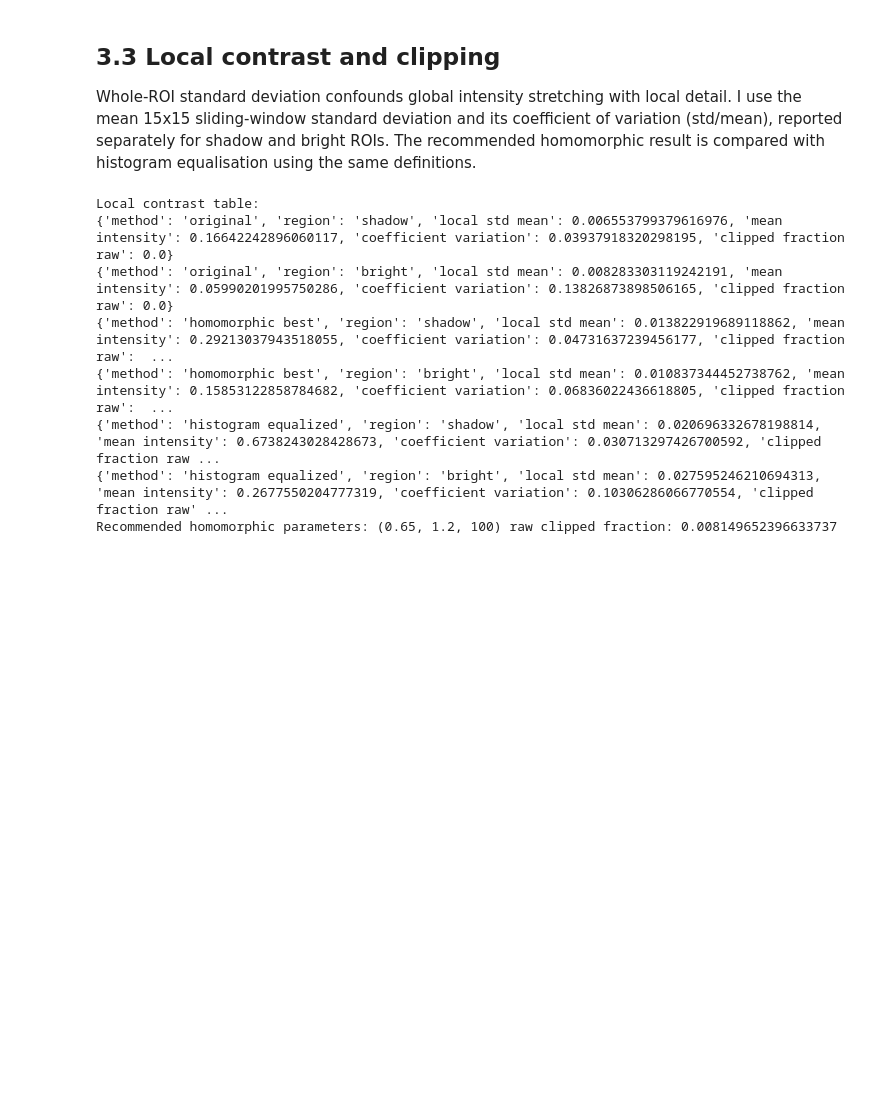
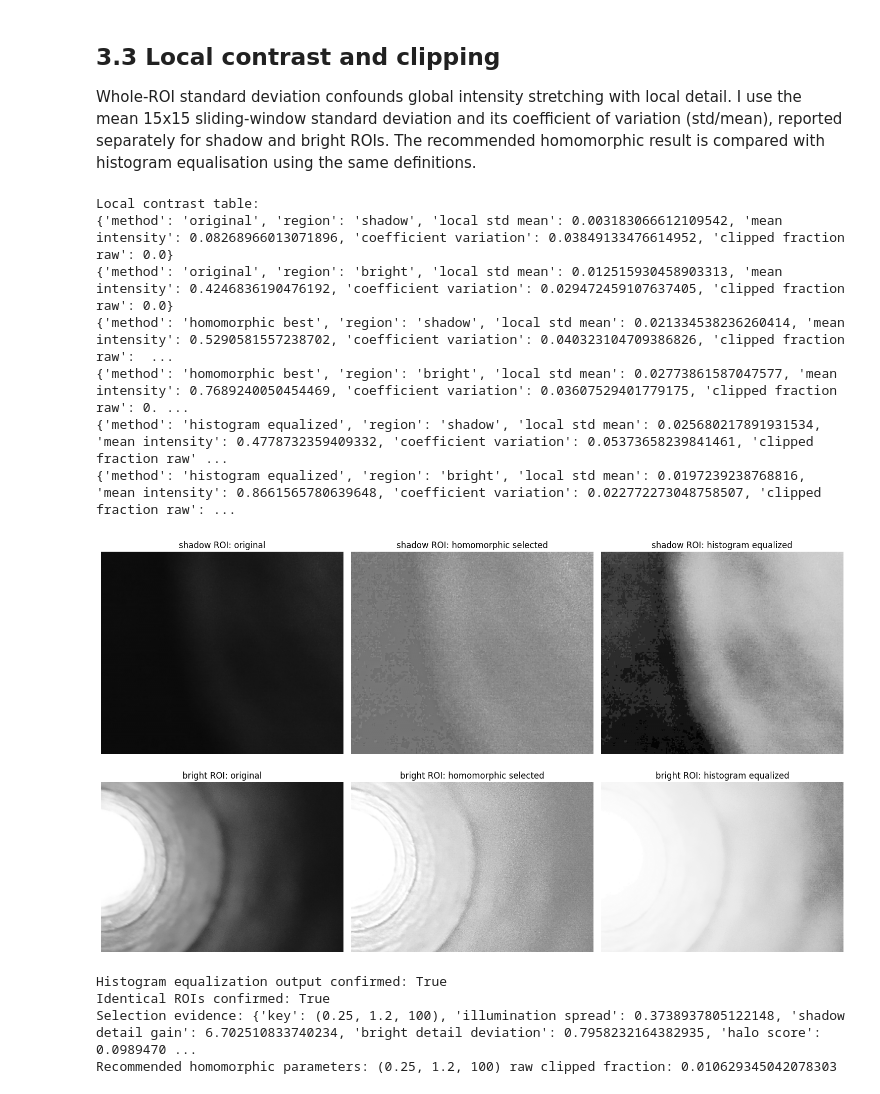
Before and after one commit to Hyperterror/DIP-2, a Jupyter notebook: DIP_A2_Question_3.ipynb, the cells around one changed output. Saved outputs shown, nothing was run; the diff lists cells and outputs as text; code cells hidden in the pictures; blank space fills up the shorter version.

```diff
--- a/DIP_A2_Question_3.ipynb
+++ b/DIP_A2_Question_3.ipynb
@@ -347,45 +347,76 @@ equalisation using the same definitions.
 
 def local_std(a, win=15):
     a=np.asarray(a,dtype=np.float32); pad=win//2; ap=np.pad(a,pad,mode="reflect")
     integ=np.pad(np.cumsum(np.cumsum(ap,0,dtype=np.float32),1,dtype=np.float32),((1,0),(1,0)))
     integ2=np.pad(np.cumsum(np.cumsum(ap*ap,0,dtype=np.float32),1,dtype=np.float32),((1,0),(1,0)))
     y=np.arange(a.shape[0])[:,None]; x=np.arange(a.shape[1])[None,:]
     y0,y1=y,y+win; x0,x1=x,x+win
     mean=(integ[y1,x1]-integ[y0,x1]-integ[y1,x0]+integ[y0,x0])/(win*win)
     mean2=(integ2[y1,x1]-integ2[y0,x1]-integ2[y1,x0]+integ2[y0,x0])/(win*win)
     out=np.sqrt(np.maximum(mean2-mean*mean,0))
     del ap, integ, integ2, mean2
     return out,mean
-best_key=min(outputs,key=lambda k: np.mean(np.abs(outputs[k]-gray_f)))
+shadow_local_ref,_=local_std(gray_f)
+shadow_local_ref=float(shadow_local_ref[shadow].mean())
+bright_local_ref,_=local_std(gray_f)
+bright_local_ref=float(bright_local_ref[bright].mean())
+equalized_float=equalized.astype(np.float32)/255.0
+candidate_rows=[]
+for key,z in outputs.items():
+    z_shadow_local,_=local_std(z); z_bright_local,_=local_std(z)
+    shadow_mean=float(z[shadow].mean()); bright_mean=float(z[bright].mean())
+    candidate_rows.append({"key":key,"illumination spread":abs(float(np.log((bright_mean+1e-12)/(shadow_mean+1e-12)))),
+        "shadow detail gain":float(z_shadow_local[shadow].mean()/shadow_local_ref),
+        "bright detail deviation":abs(float(np.log((z_bright_local[bright].mean()+1e-12)/bright_local_ref))),
+        "halo score":next(r["halo score"] for r in halo_rows if (r["gamma_L"],r["gamma_H"],r["D0"])==key)})
+def minmax(values):
+    lo,hi=min(values),max(values)
+    return [0.0 if hi==lo else (v-lo)/(hi-lo) for v in values]
+for field in ("illumination spread","bright detail deviation","halo score"):
+    for r,v in zip(candidate_rows,minmax([r[field] for r in candidate_rows])): r[field+" score"]=v
+for r,v in zip(candidate_rows,minmax([-r["shadow detail gain"] for r in candidate_rows])): r["detail preservation score"]=v
+for r in candidate_rows:
+    r["selection score"]=sum(r[field] for field in ("illumination spread score","detail preservation score","bright detail deviation score","halo score score"))
+best_row=min(candidate_rows,key=lambda r:r["selection score"])
+best_key=best_row["key"]
 best_homo=outputs[best_key]
-equalized=np.argsort(np.argsort(gray_f.ravel())).reshape(gray_f.shape)/(gray_f.size-1)
-shadow=np.zeros_like(gray_f,dtype=bool); shadow[:gray_f.shape[0]//3,:gray_f.shape[1]//2]=True
-bright=np.zeros_like(gray_f,dtype=bool); bright[-gray_f.shape[0]//3:,-gray_f.shape[1]//2:]=True
 import gc
 plt.close("all")
 contrast_rows=[]
-for name,z in [("original",gray_f),("homomorphic best",best_homo),("histogram equalized",equalized)]:
+for name,z in [("original",gray_f),("homomorphic best",best_homo),("histogram equalized",equalized_float)]:
     ls,m=local_std(z)
     for region,mask in [("shadow",shadow),("bright",bright)]:
         contrast_rows.append({"method":name,"region":region,"local std mean":float(ls[mask].mean()),
             "mean intensity":float(z[mask].mean()),"coefficient variation":float(ls[mask].mean()/(m[mask].mean()+1e-12)),
             "clipped fraction raw":float(np.mean((z[mask]<0)|(z[mask]>1)))})
     del ls, m
     gc.collect()
 print("Local contrast table:")
 for r in contrast_rows: print(r)
 write_rows("03b_local_contrast.csv",list(contrast_rows[0]),contrast_rows)
+fig,ax=plt.subplots(2,3,figsize=(15,9))
+for row,(region,roi) in enumerate((("shadow",shadow),("bright",bright))):
+    for col,(name,z) in enumerate((("original",gray_f),("homomorphic selected",best_homo),("histogram equalized",equalized_float))):
+        ax[row,col].imshow(z[roi],cmap="gray",vmin=0,vmax=1); ax[row,col].set_title(f"{region} ROI: {name}"); ax[row,col].axis("off")
+plt.tight_layout(); savefig("12_local_contrast_comparison.png"); plt.show()
+print("Histogram equalization output confirmed:",np.array_equal(equalized,histogram_equalization(gray)[0]))
+print("Identical ROIs confirmed:",gray_f[shadow].shape==best_homo[shadow].shape==equalized_float[shadow].shape and gray_f[bright].shape==best_homo[bright].shape==equalized_float[bright].shape)
+print("Selection evidence:",best_row)
 print("Recommended homomorphic parameters:",best_key,
       "raw clipped fraction:",float(np.mean((best_homo<0)|(best_homo>1))))
 # %% [output]
 Local contrast table:
-{'method': 'original', 'region': 'shadow', 'local std mean': 0.006553799379616976, 'mean intensity': 0.16642242896060117, 'coefficient variation': 0.03937918320298195, 'clipped fraction raw': 0.0}
-{'method': 'original', 'region': 'bright', 'local std mean': 0.008283303119242191, 'mean intensity': 0.05990201995750286, 'coefficient variation': 0.13826873898506165, 'clipped fraction raw': 0.0}
-{'method': 'homomorphic best', 'region': 'shadow', 'local std mean': 0.013822919689118862, 'mean intensity': 0.29213037943518055, 'coefficient variation': 0.04731637239456177, 'clipped fraction raw':  ...
-{'method': 'homomorphic best', 'region': 'bright', 'local std mean': 0.010837344452738762, 'mean intensity': 0.15853122858784682, 'coefficient variation': 0.06836022436618805, 'clipped fraction raw':  ...
-{'method': 'histogram equalized', 'region': 'shadow', 'local std mean': 0.020696332678198814, 'mean intensity': 0.6738243028428673, 'coefficient variation': 0.030713297426700592, 'clipped fraction raw ...
-{'method': 'histogram equalized', 'region': 'bright', 'local std mean': 0.027595246210694313, 'mean intensity': 0.2677550204777319, 'coefficient variation': 0.10306286066770554, 'clipped fraction raw' ...
-Recommended homomorphic parameters: (0.65, 1.2, 100) raw clipped fraction: 0.008149652396633737
+{'method': 'original', 'region': 'shadow', 'local std mean': 0.003183066612109542, 'mean intensity': 0.08268966013071896, 'coefficient variation': 0.03849133476614952, 'clipped fraction raw': 0.0}
+{'method': 'original', 'region': 'bright', 'local std mean': 0.012515930458903313, 'mean intensity': 0.4246836190476192, 'coefficient variation': 0.029472459107637405, 'clipped fraction raw': 0.0}
+{'method': 'homomorphic best', 'region': 'shadow', 'local std mean': 0.021334538236260414, 'mean intensity': 0.5290581557238702, 'coefficient variation': 0.040323104709386826, 'clipped fraction raw':  ...
+{'method': 'homomorphic best', 'region': 'bright', 'local std mean': 0.02773861587047577, 'mean intensity': 0.7689240050454469, 'coefficient variation': 0.03607529401779175, 'clipped fraction raw': 0. ...
+{'method': 'histogram equalized', 'region': 'shadow', 'local std mean': 0.025680217891931534, 'mean intensity': 0.4778732359409332, 'coefficient variation': 0.05373658239841461, 'clipped fraction raw' ...
+{'method': 'histogram equalized', 'region': 'bright', 'local std mean': 0.0197239238768816, 'mean intensity': 0.8661565780639648, 'coefficient variation': 0.022772273048758507, 'clipped fraction raw': ...
+[figure, added]
+Histogram equalization output confirmed: True
+Identical ROIs confirmed: True
+Selection evidence: {'key': (0.25, 1.2, 100), 'illumination spread': 0.3738937805122148, 'shadow detail gain': 6.702510833740234, 'bright detail deviation': 0.7958232164382935, 'halo score': 0.0989470 ...
+Recommended homomorphic parameters: (0.25, 1.2, 100) raw clipped fraction: 0.010629345042078303
 # %% [markdown]
 
 ## Final recommendation
```
Also changed, not shown: parts of 4 cells of this notebook, 47 other files.
